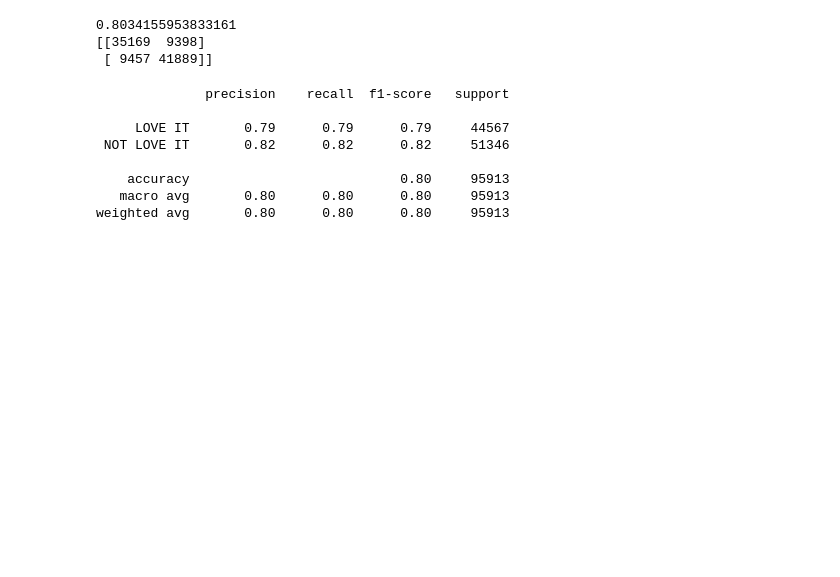
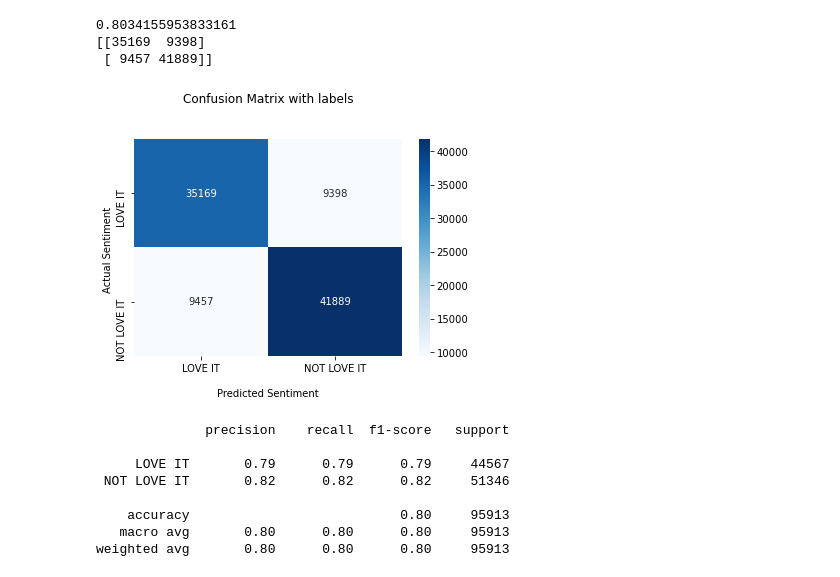
Before and after one commit to AminKafka/Review-Sentiment-Analysis-with-Recommendation-System, a Jupyter notebook: notebooks/03 - Pre-processing.ipynb, the cells around one changed output. Saved outputs shown, nothing was run; the diff lists cells and outputs as text; code cells hidden in the pictures; blank space fills up the shorter version.

```diff
--- a/notebooks/03 - Pre-processing.ipynb
+++ b/notebooks/03 - Pre-processing.ipynb
@@ -403,6 +415,16 @@ print(cm)
 0.8034155953833161
 [[35169  9398]
  [ 9457 41889]]
+# %%
+ax = sns.heatmap(cm, annot=True, cmap='Blues',fmt='g')
+ax.set_title('Confusion Matrix with labels\n\n');
+ax.set_xlabel('\nPredicted Sentiment')
+ax.set_ylabel('Actual Sentiment ');
+ax.xaxis.set_ticklabels(['LOVE IT','NOT LOVE IT'])
+ax.yaxis.set_ticklabels(['LOVE IT','NOT LOVE IT'])
+plt.show()
+# %% [output]
+[figure, added]
 # %%
 # Creating the report for the final Linear Support Vector Classifier model
 report = metrics.classification_report(y_test,pred_cv_tfidf)
```
Also changed, not shown: parts of 3 cells of this notebook, 12 other files.
